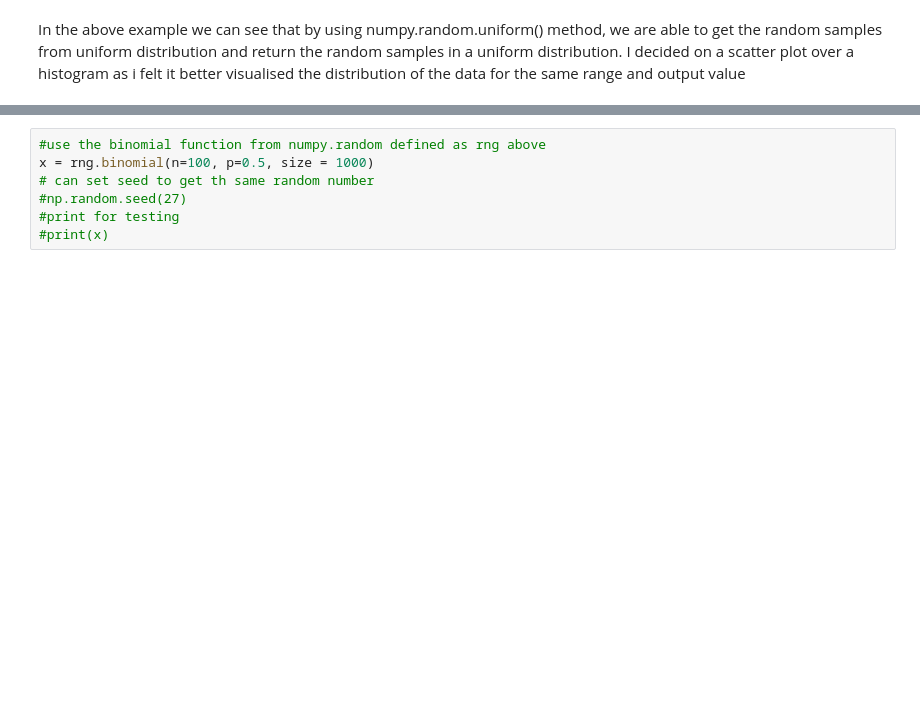
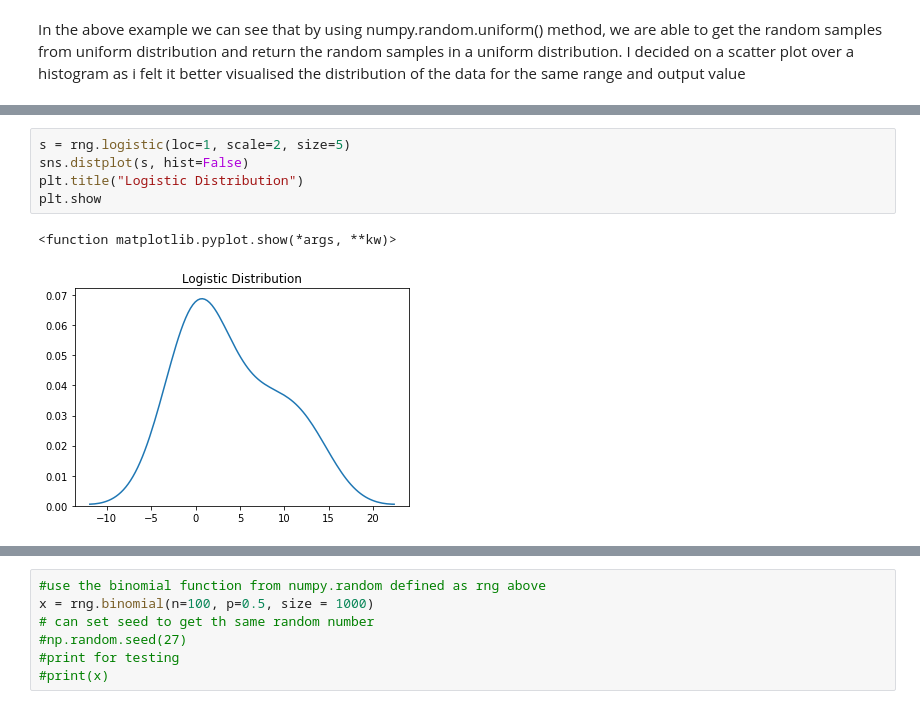
Before and after one commit to brendantipp/sem2_prog_data_analysis_assignment, a Jupyter notebook: explaining.numpy.random.ipynb, the cells around one changed output, grey strips where cells are left out. Cells and saved outputs as stored; diff of their text form; blank space fills up the shorter version.

```diff
--- a/explaining.numpy.random.ipynb
+++ b/explaining.numpy.random.ipynb
@@ -281,0 +303,8 @@ In the above example we can see that by using numpy.random.uniform() method, we
+# %%
+s = rng.logistic(loc=1, scale=2, size=5)
+sns.distplot(s, hist=False)
+plt.title("Logistic Distribution")
+plt.show
+# %% [output]
+<function matplotlib.pyplot.show(*args, **kw)>
+[figure, added]
```
Also changed, not shown: parts of 47 cells of this notebook.
